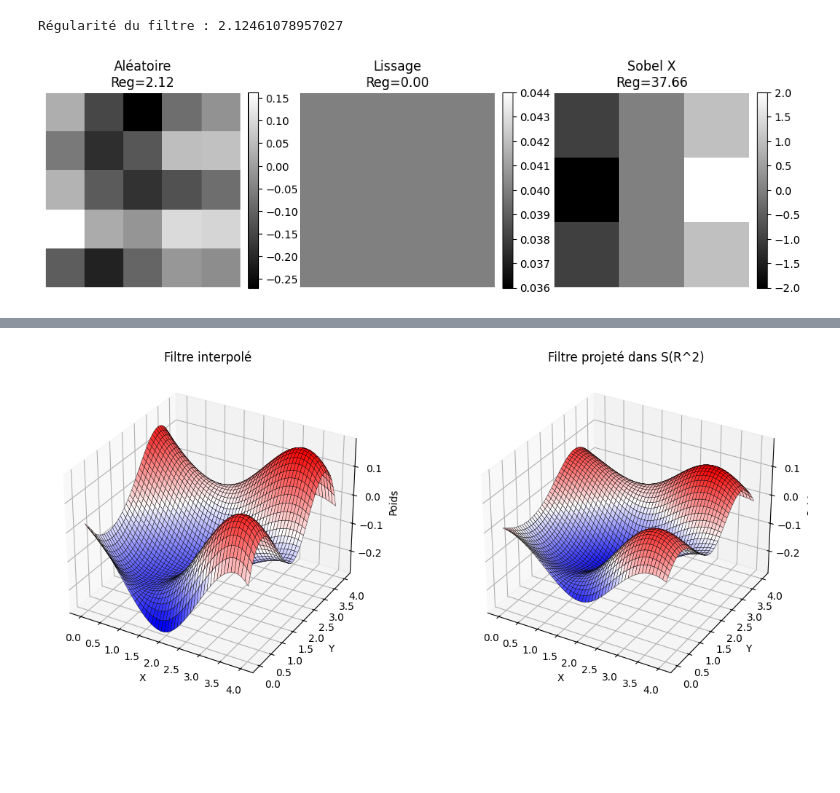
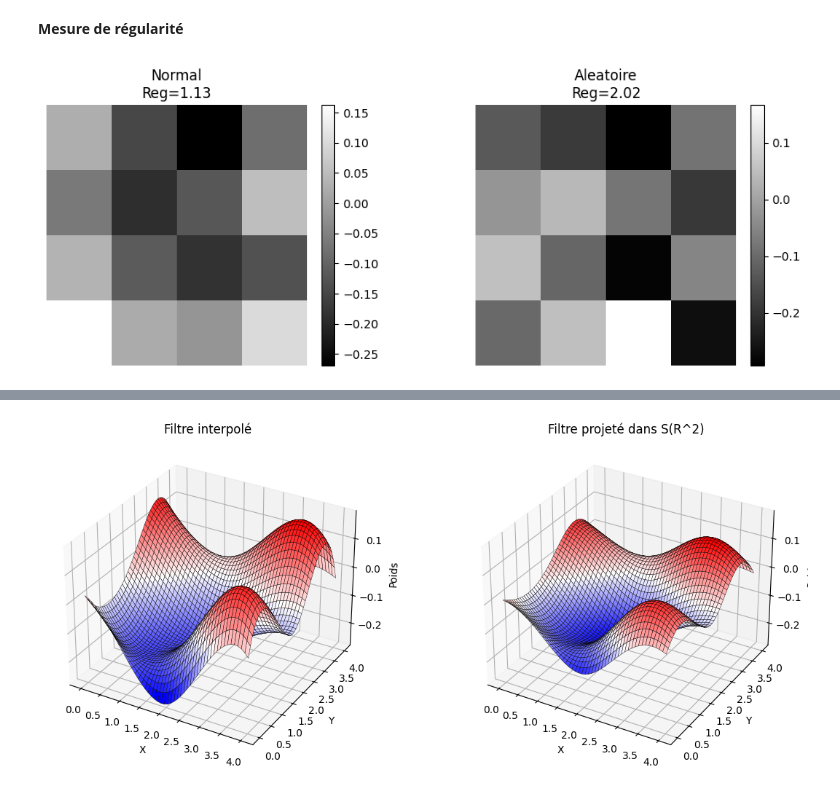
Before and after one commit to josselinteste/projet_es_ia_embarquee_CHALIN_TESTE, a Jupyter notebook: utilitaire.ipynb, the cells around one changed output, grey strips where cells are left out. Saved outputs shown, nothing was run; the diff lists cells and outputs as text; code cells hidden in the pictures; blank space fills up the shorter version.

Commit message:
Ajout du Latex du rapport et création du comparaison de l'effet de la régularité avant et après projection

```diff
--- a/utilitaire.ipynb
+++ b/utilitaire.ipynb
@@ -1,91 +1,48 @@
-# %%
-import numpy as np
-
-def regularity_fourier(h, alpha=1):
-    """
-    Calcule la régularité d'un filtre 2D h[n,m] via sa transformée de Fourier.
-
-    Arguments :
-    - h : numpy array 2D, filtre
-    - alpha : puissance pour pondérer les hautes fréquences (plus alpha grand = plus sensible aux hautes fréquences)
-
-    Retour :
-    - régularité : nombre réel, plus petit = filtre plus régulier
-    """
-    # Transformée de Fourier 2D
-    H = np.fft.fft2(h)
-    H = np.fft.fftshift(H)  # recentrer les basses fréquences au centre
-
-    # Grille des fréquences normalisées
-    n, m = h.shape
-    u = np.fft.fftshift(np.fft.fftfreq(n))
-    v = np.fft.fftshift(np.fft.fftfreq(m))
-    U, V = np.meshgrid(u, v, indexing='ij')
-
-    # Pondération par la fréquence
-    freq_weight = (U**2 + V**2)**(alpha/2)
-
-    # Calcul de l'énergie pondérée
-    reg = np.sum(freq_weight * np.abs(H)**2)
-    return reg
-
-# Exemple d'utilisation
-if __name__ == "__main__":
-    # Filtre aléatoire 5x5
-    h = [[ 0.02439906, -0.14774486, -0.26901716, -0.08239703, -0.02134323],
-       [-0.06463236, -0.19133082, -0.12083958,  0.05277538,  0.0563964 ],
-       [ 0.0339999 , -0.11513419, -0.18441156, -0.13106574, -0.08351411],
-       [ 0.16250205,  0.02085505, -0.0163816 ,  0.09919927,  0.09063622],
-       [-0.11129033, -0.21099295, -0.09787389, -0.01417794, -0.02989437]]
-    h = np.array(h)
-
-    reg = regularity_fourier(h, alpha=1)
-    print("Régularité du filtre :", reg)
-# %% [output]
-Régularité du filtre : 2.12461078957027
+# %% [markdown]
+**Mesure de régularité**
 # %%
 import numpy as np
 import matplotlib.pyplot as plt
-h = [[ 0.02439906, -0.14774486, -0.26901716, -0.08239703, -0.02134323],
-       [-0.06463236, -0.19133082, -0.12083958,  0.05277538,  0.0563964 ],
-       [ 0.0339999 , -0.11513419, -0.18441156, -0.13106574, -0.08351411],
-       [ 0.16250205,  0.02085505, -0.0163816 ,  0.09919927,  0.09063622],
-       [-0.11129033, -0.21099295, -0.09787389, -0.01417794, -0.02989437]]
+h = [[ 0.02439906, -0.14774486, -0.26901716, -0.08239703],
+       [-0.06463236, -0.19133082, -0.12083958,  0.05277538],
+       [ 0.0339999 , -0.11513419, -0.18441156, -0.13106574],
+       [ 0.16250205,  0.02085505, -0.0163816 ,  0.09919927]]
 h = np.array(h)
+h_random = np.random.uniform(-0.30, 0.20, (4, 4))
+
 def regularity_fourier(h, alpha=1):
     """
     Calcule la régularité d'un filtre 2D h[n,m] via sa transformée de Fourier.
     """
     H = np.fft.fft2(h)
     H = np.fft.fftshift(H)  # recentrer les basses fréquences
 
     n, m = h.shape
     u = np.fft.fftshift(np.fft.fftfreq(n))
     v = np.fft.fftshift(np.fft.fftfreq(m))
     U, V = np.meshgrid(u, v, indexing='ij')
 
     freq_weight = (U**2 + V**2)**(alpha/2)
     reg = np.sum(freq_weight * np.abs(H)**2)
     return reg
 
 # Création de filtres d'exemple
 filters = {
-    "Aléatoire": h,
-    "Lissage": np.ones((5,5)) / 25,
-    "Sobel X": np.array([[-1,0,1],[-2,0,2],[-1,0,1]]),
+    "Normal": h,
+    "Aleatoire": h_random
 }
 
 # Calcul des régularités
 regularities = {name: regularity_fourier(h) for name, h in filters.items()}
 
 # Affichage
 fig, axes = plt.subplots(1, len(filters), figsize=(12,4))
 for ax, (name, h) in zip(axes, filters.items()):
     im = ax.imshow(h, cmap='gray', interpolation='nearest')
     ax.set_title(f"{name}\nReg={regularities[name]:.2f}")
     ax.axis('off')
     plt.colorbar(im, ax=ax, fraction=0.046, pad=0.04)
 
 plt.show()
 # %% [output]
-[figure, old version]
+[figure, new version]
```
Also changed, not shown: parts of 29 cells of this notebook, 1 other file.
